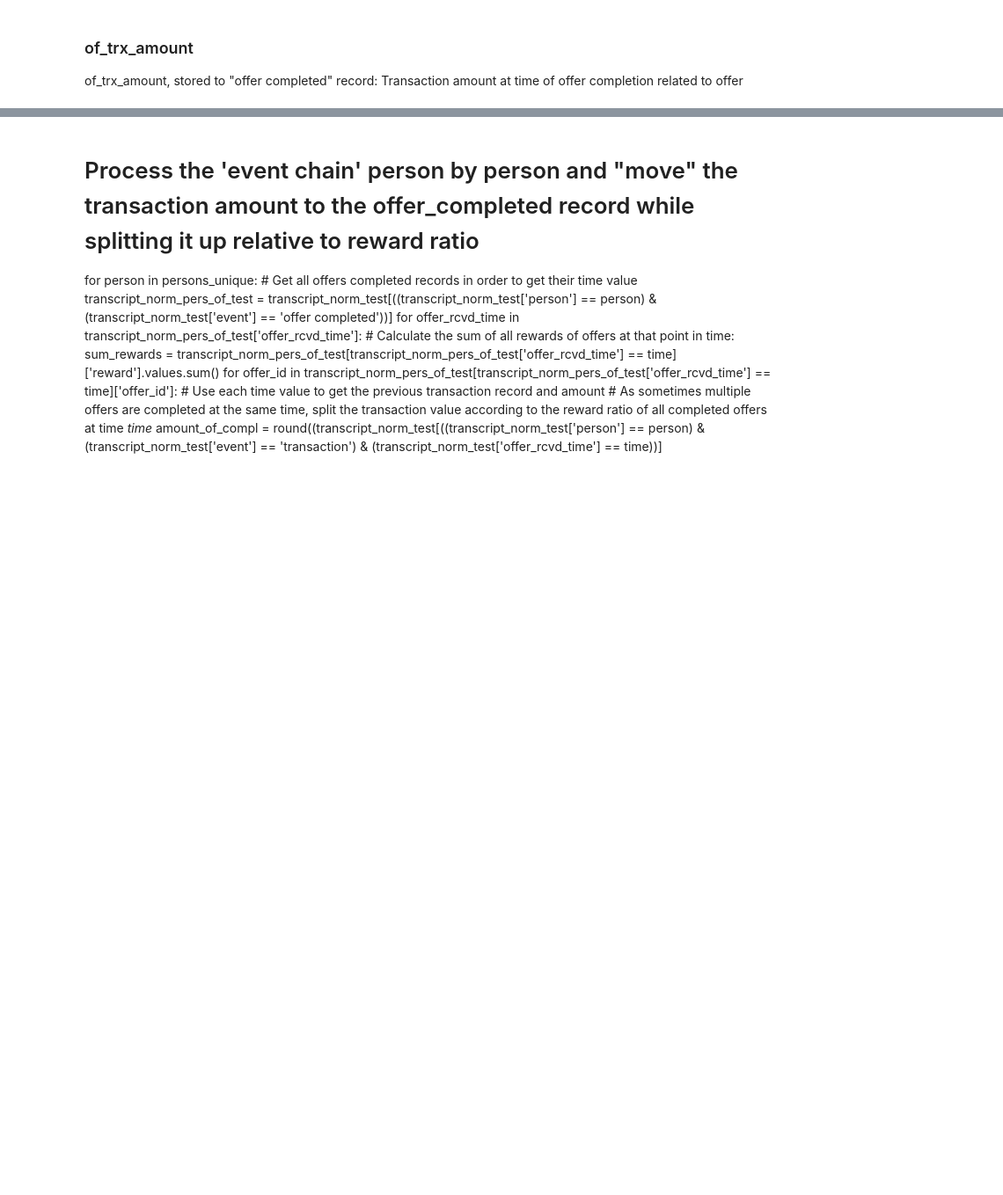
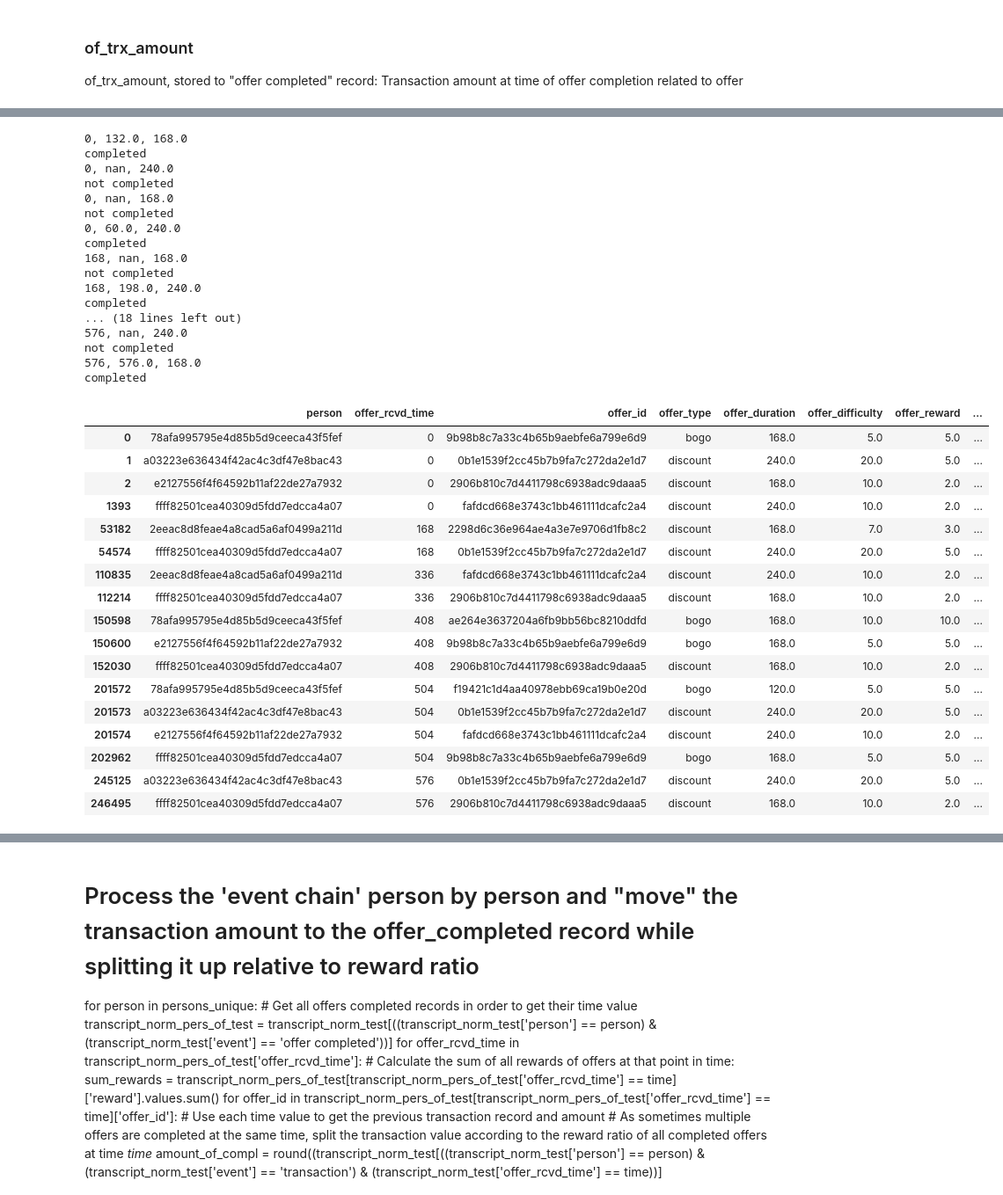
Before and after one commit to Oliver-Balb/Starbucks, a Jupyter notebook: Starbucks_Capstone_notebook.ipynb, the cells around one changed output, grey strips where cells are left out. Shown at 88% size. Saved outputs shown, nothing was run; the diff lists cells and outputs as text; code cells hidden in the pictures; blank space fills up the shorter version.

```diff
--- a/Starbucks_Capstone_notebook.ipynb
+++ b/Starbucks_Capstone_notebook.ipynb
@@ -578,0 +601,74 @@ offer_agg[offer_agg['person'] == "f2eeac8d8feae4a8cad5a6af0499a211d"]
+# %%
+# Create and populate offer_view_time column in offer_agg
+
+for index, offer in offer_agg.iterrows():
+    offer_data = offer  # Access the row data
+
+    print(f"{offer_data['offer_rcvd_time']}, {offer_data['offer_cmpl_time']}, {offer_data['offer_duration']}")
+
+    if not pd.isna(offer_data['offer_cmpl_time']):
+        print('completed')
+        offer_view_time_list = transcript_norm[
+            (transcript_norm['person'] == offer_data['person']) &
+            (transcript_norm['offer_id'] == offer_data['offer_id']) &
+            (transcript_norm['event'] == 'offer viewed') &
+            (transcript_norm['time'] >= offer_data['offer_rcvd_time']) &
+            (transcript_norm['time'] <= offer_data['offer_cmpl_time'])
+        ]['time'].values
+    else:
+        print('not completed')
+        # if offer is not ocmpleted the offer_cmpl_time cannot be used as upper limit for data selection above;
+        # instead offer_rcvd_time + offer_duration must be used
+        offer_view_time_list = transcript_norm[
+            (transcript_norm['person'] == offer_data['person']) &
+            (transcript_norm['offer_id'] == offer_data['offer_id']) &
+            (transcript_norm['event'] == 'offer viewed') &
+            (transcript_norm['time'] >= offer_data['offer_rcvd_time']) &
+            (transcript_norm['time'] <= (offer_data['offer_rcvd_time'] + offer_data['offer_duration']))
+        ]['time'].values
+
+    # Extract the scalar value if the list is not empty
+    offer_view_time = offer_view_time_list[0] if len(offer_view_time_list) > 0 else None
+
+    # Update the offer_view_time column in offer_agg
+    offer_agg.at[index, 'offer_view_time'] = offer_view_time
+
+offer_agg.to_excel(f'data/offer_agg{datetime.datetime.now().strftime("%d%m%y-%H%M%S")}.xlsx')
+
+offer_agg
+# %% [output]
+0, 132.0, 168.0
+completed
+0, nan, 240.0
+not completed
+0, nan, 168.0
+not completed
+0, 60.0, 240.0
+completed
+168, nan, 168.0
+not completed
+168, 198.0, 240.0
+completed
+... (18 lines left out)
+576, nan, 240.0
+not completed
+576, 576.0, 168.0
+completed
+|  | person | offer_rcvd_time | offer_id | offer_type | offer_duration | offer_difficulty | offer_reward | ... |
+| 0 | 78afa995795e4d85b5d9ceeca43f5fef | 0 | 9b98b8c7a33c4b65b9aebfe6a799e6d9 | bogo | 168.0 | 5.0 | 5.0 | ... |
+| 1 | a03223e636434f42ac4c3df47e8bac43 | 0 | 0b1e1539f2cc45b7b9fa7c272da2e1d7 | discount | 240.0 | 20.0 | 5.0 | ... |
+| 2 | e2127556f4f64592b11af22de27a7932 | 0 | 2906b810c7d4411798c6938adc9daaa5 | discount | 168.0 | 10.0 | 2.0 | ... |
+| 1393 | ffff82501cea40309d5fdd7edcca4a07 | 0 | fafdcd668e3743c1bb461111dcafc2a4 | discount | 240.0 | 10.0 | 2.0 | ... |
+| 53182 | 2eeac8d8feae4a8cad5a6af0499a211d | 168 | 2298d6c36e964ae4a3e7e9706d1fb8c2 | discount | 168.0 | 7.0 | 3.0 | ... |
+| 54574 | ffff82501cea40309d5fdd7edcca4a07 | 168 | 0b1e1539f2cc45b7b9fa7c272da2e1d7 | discount | 240.0 | 20.0 | 5.0 | ... |
+| 110835 | 2eeac8d8feae4a8cad5a6af0499a211d | 336 | fafdcd668e3743c1bb461111dcafc2a4 | discount | 240.0 | 10.0 | 2.0 | ... |
+| 112214 | ffff82501cea40309d5fdd7edcca4a07 | 336 | 2906b810c7d4411798c6938adc9daaa5 | discount | 168.0 | 10.0 | 2.0 | ... |
+| 150598 | 78afa995795e4d85b5d9ceeca43f5fef | 408 | ae264e3637204a6fb9bb56bc8210ddfd | bogo | 168.0 | 10.0 | 10.0 | ... |
+| 150600 | e2127556f4f64592b11af22de27a7932 | 408 | 9b98b8c7a33c4b65b9aebfe6a799e6d9 | bogo | 168.0 | 5.0 | 5.0 | ... |
+| 152030 | ffff82501cea40309d5fdd7edcca4a07 | 408 | 2906b810c7d4411798c6938adc9daaa5 | discount | 168.0 | 10.0 | 2.0 | ... |
+| 201572 | 78afa995795e4d85b5d9ceeca43f5fef | 504 | f19421c1d4aa40978ebb69ca19b0e20d | bogo | 120.0 | 5.0 | 5.0 | ... |
+| 201573 | a03223e636434f42ac4c3df47e8bac43 | 504 | 0b1e1539f2cc45b7b9fa7c272da2e1d7 | discount | 240.0 | 20.0 | 5.0 | ... |
+| 201574 | e2127556f4f64592b11af22de27a7932 | 504 | fafdcd668e3743c1bb461111dcafc2a4 | discount | 240.0 | 10.0 | 2.0 | ... |
+| 202962 | ffff82501cea40309d5fdd7edcca4a07 | 504 | 9b98b8c7a33c4b65b9aebfe6a799e6d9 | bogo | 168.0 | 5.0 | 5.0 | ... |
+| 245125 | a03223e636434f42ac4c3df47e8bac43 | 576 | 0b1e1539f2cc45b7b9fa7c272da2e1d7 | discount | 240.0 | 20.0 | 5.0 | ... |
+| 246495 | ffff82501cea40309d5fdd7edcca4a07 | 576 | 2906b810c7d4411798c6938adc9daaa5 | discount | 168.0 | 10.0 | 2.0 | ... |
```
Also changed, not shown: parts of 6 cells of this notebook, 8 other files.
